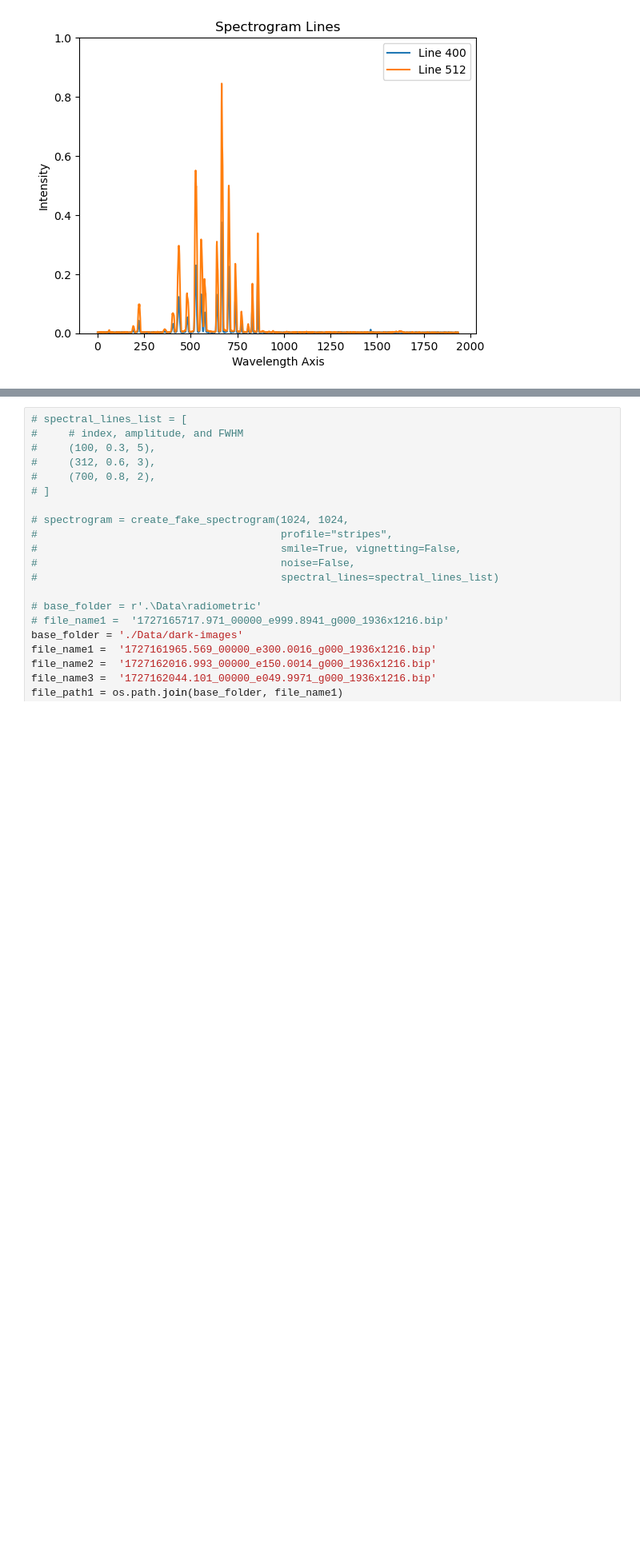
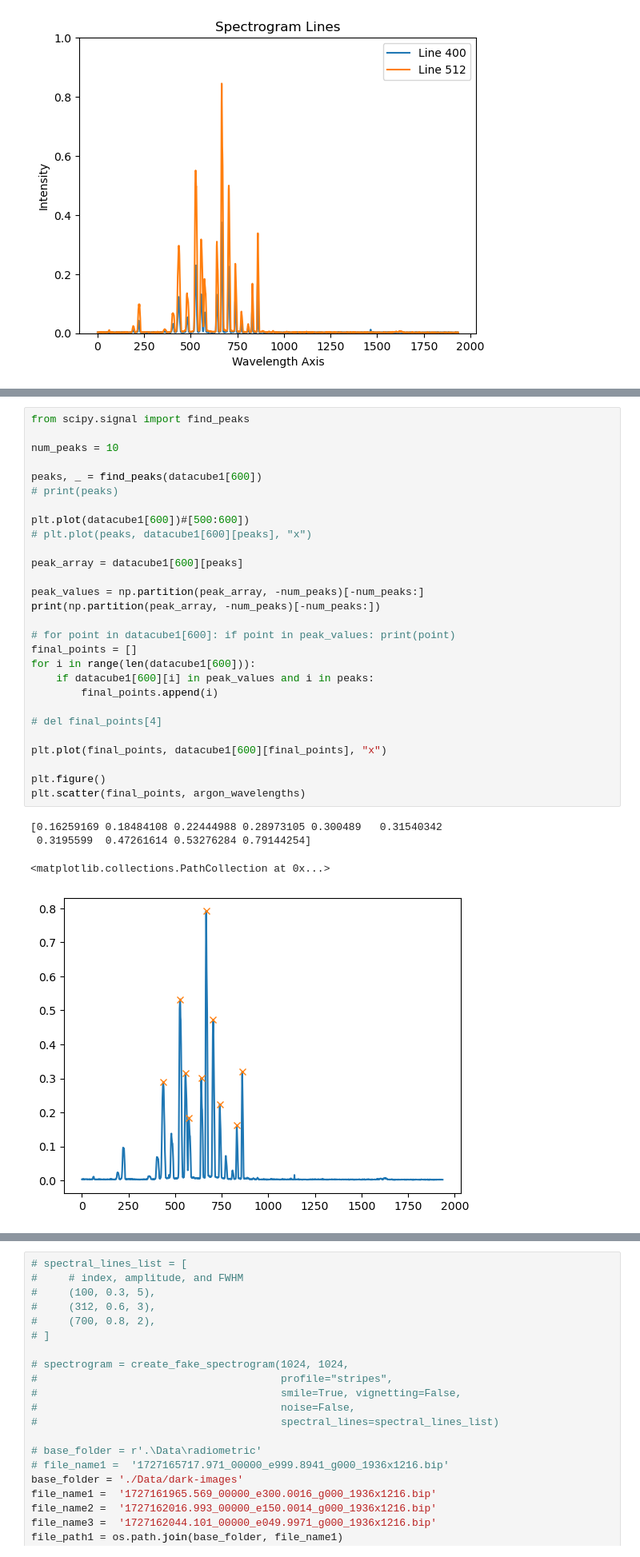
Before and after one commit to Larshalvorhansen/optikkLab, a Jupyter notebook: Code/Assignment_1/notebook.ipynb, the cells around one changed output, grey strips where cells are left out. Shown: that part at 80% size. Drawn from its saved outputs; the diff is of its cells as text; blank space fills up the shorter version.

```diff
--- a/Code/Assignment_1/notebook.ipynb
+++ b/Code/Assignment_1/notebook.ipynb
@@ -403,0 +408,33 @@ if not os.path.exists('Data'):
+# %%
+from scipy.signal import find_peaks
+
+num_peaks = 10
+
+peaks, _ = find_peaks(datacube1[600])
+# print(peaks)
+
+plt.plot(datacube1[600])#[500:600])
+# plt.plot(peaks, datacube1[600][peaks], "x")
+
+peak_array = datacube1[600][peaks]
+
+peak_values = np.partition(peak_array, -num_peaks)[-num_peaks:]
+print(np.partition(peak_array, -num_peaks)[-num_peaks:])
+
+# for point in datacube1[600]: if point in peak_values: print(point)
+final_points = []
+for i in range(len(datacube1[600])):
+    if datacube1[600][i] in peak_values and i in peaks:
+        final_points.append(i)
+
+# del final_points[4]
+
+plt.plot(final_points, datacube1[600][final_points], "x")
+
+plt.figure()
+plt.scatter(final_points, argon_wavelengths)
+# %% [output]
+[0.16259169 0.18484108 0.22444988 0.28973105 0.300489   0.31540342
+ 0.3195599  0.47261614 0.53276284 0.79144254]
+<matplotlib.collections.PathCollection at 0x...>
+[figure, added]
```
Also changed, not shown: parts of 10 cells of this notebook, 1 other file.
